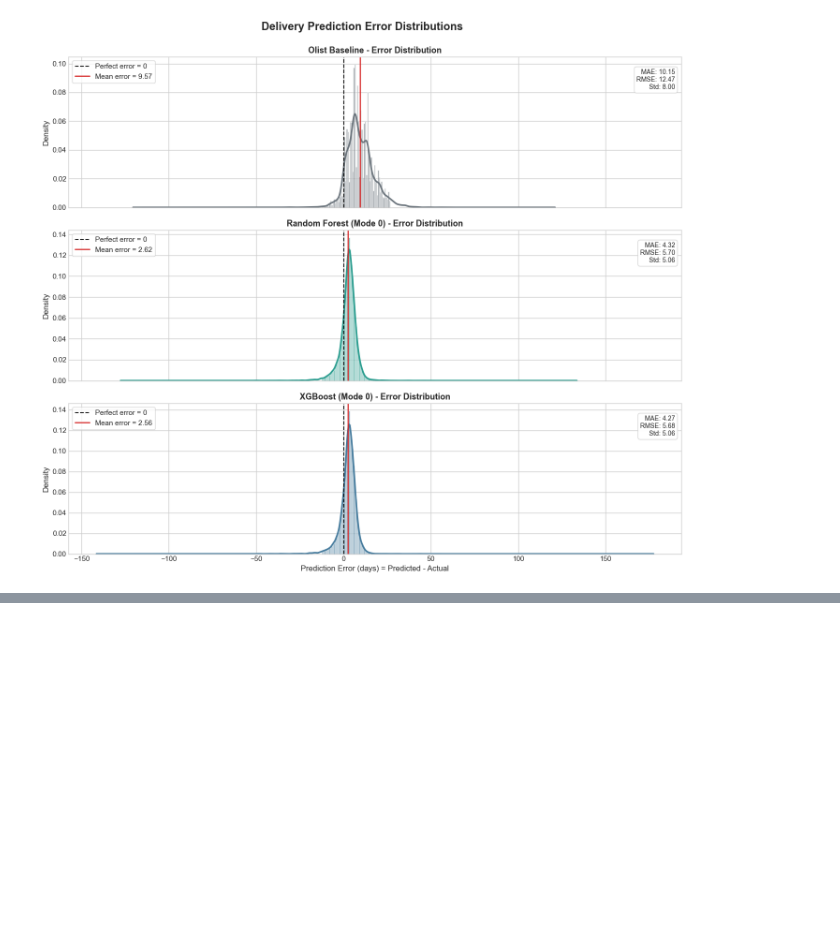
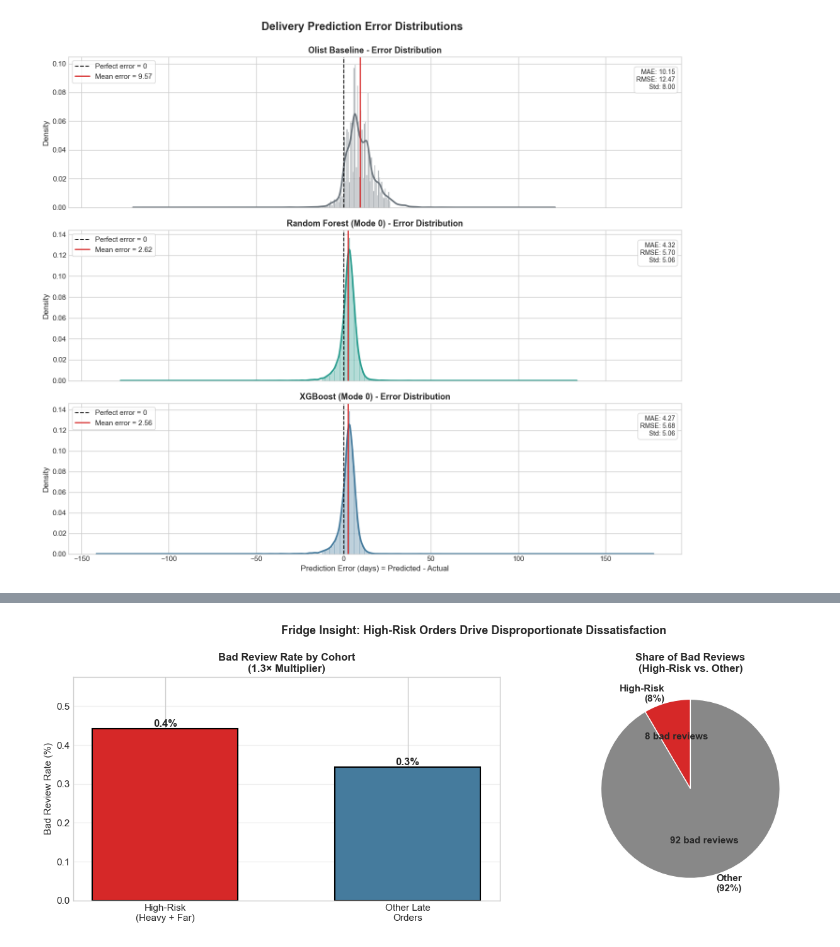
Before and after one commit to Devyansh99/AMLB, a Jupyter notebook: brazil_ecommerce/notebooks/something/final_project.ipynb, the cells around one changed output, grey strips where cells are left out. Drawn from its saved outputs; the diff is of its cells as text; code cells hidden in the pictures; blank space fills up the shorter version.

```diff
--- a/brazil_ecommerce/notebooks/something/final_project.ipynb
+++ b/brazil_ecommerce/notebooks/something/final_project.ipynb
@@ -862,0 +1138,79 @@ plt.show()
+# %%
+# D. The Fridge Insight — Formally Quantified
+# Define high-risk cohort: weight > 75th percentile AND distance > 75th percentile
+
+weight_75 = test_late['product_weight_g'].quantile(0.75)
+distance_75 = test_late['distance_km'].quantile(0.75)
+
+test_late_fridge = test_late.copy()
+test_late_fridge['is_high_risk'] = (
+    (test_late_fridge['product_weight_g'] > weight_75) &
+    (test_late_fridge['distance_km'] > distance_75)
+).astype(int)
+
+high_risk_mask = test_late_fridge['is_high_risk'] == 1
+other_late_mask = test_late_fridge['is_high_risk'] == 0
+
+# Bad review rate (review_score <= 2)
+high_risk_bad_rate = (test_late_fridge[high_risk_mask]['review_score'] <= 2).mean()
+other_late_bad_rate = (test_late_fridge[other_late_mask]['review_score'] <= 2).mean()
+
+# Compute multiplier
+if other_late_bad_rate > 0:
+    multiplier = high_risk_bad_rate / other_late_bad_rate
+else:
+    multiplier = np.inf
+
+# Count of bad reviews
+high_risk_n = high_risk_mask.sum()
+high_risk_bad_n = (test_late_fridge[high_risk_mask]['review_score'] <= 2).sum()
+total_late_n = len(test_late_fridge)
+total_bad_n = (test_late_fridge['review_score'] <= 2).sum()
+high_risk_bad_pct_of_all = (high_risk_bad_n / total_bad_n * 100) if total_bad_n > 0 else 0
+
+print("=" * 90)
+print("FRIDGE INSIGHT: HIGH-RISK (HEAVY + FAR) LATE ORDERS")
+print("=" * 90)
+print(f"\nDefinition: weight > {weight_75:.0f}g (75th %-ile) AND distance > {distance_75:.0f}km (75th %-ile)")
+print(f"\nHigh-risk cohort size:        {high_risk_n:5d} orders ({high_risk_n/total_late_n*100:.1f}% of all late orders)")
+print(f"Other late orders:           {other_late_mask.sum():5d} orders ({other_late_mask.sum()/total_late_n*100:.1f}% of all late orders)")
+
+print(f"\nBad-review rate (high-risk): {high_risk_bad_rate:.1%} ({high_risk_bad_n} bad reviews)")
+print(f"Bad-review rate (other):     {other_late_bad_rate:.1%} ({(test_late_fridge[other_late_mask]['review_score'] <= 2).sum()} bad reviews)")
+print(f"\n*** MULTIPLIER: High-risk orders have {multiplier:.1f}× higher bad-review rate ***")
+
+print(f"\nBad reviews in high-risk:    {high_risk_bad_n:3d} ({high_risk_bad_pct_of_all:.1f}% of ALL {total_bad_n} bad reviews)")
+print(f"High-risk is {high_risk_n/total_late_n*100:.1f}% of late orders but generates {high_risk_bad_pct_of_all:.1f}% of bad reviews")
+
+print("\n" + "=" * 90)
+print("RECOMMENDATION: Flag high-risk late orders (heavy + far) for priority voucher allocation.")
+print("Concentrate Olist's appeasement budget where it has maximum impact.")
+print("=" * 90)
+
+# Visualization
+fig, (ax1, ax2) = plt.subplots(1, 2, figsize=(14, 5))
+
+# Left: Bad-review rate comparison
+categories = ['High-Risk\n(Heavy + Far)', 'Other Late\nOrders']
+rates = [high_risk_bad_rate, other_late_bad_rate]
+colors = ['#d62828', '#457b9d']
+bars = ax1.bar(categories, rates, color=colors, edgecolor='black', linewidth=1.5, width=0.6)
+ax1.bar_label(bars, fmt='%.1f%%', fontsize=12, fontweight='bold')
+ax1.set_ylabel('Bad Review Rate (%)', fontsize=11)
+ax1.set_title(f'Bad Review Rate by Cohort\n({multiplier:.1f}× Multiplier)', fontweight='bold', fontsize=12)
+ax1.set_ylim([0, max(rates) * 1.3])
+ax1.grid(axis='y', alpha=0.3)
+
+# Right: Contribution to total bad reviews
+labels = [f'High-Risk\n({high_risk_bad_pct_of_all:.0f}%)', f'Other\n({100-high_risk_bad_pct_of_all:.0f}%)']
+sizes = [high_risk_bad_n, total_bad_n - high_risk_bad_n]
+colors_pie = ['#d62828', '#888888']
+ax2.pie(sizes, labels=labels, autopct='%1.0f bad reviews', colors=colors_pie, startangle=90,
+        textprops={'fontsize': 11, 'fontweight': 'bold'})
+ax2.set_title('Share of Bad Reviews\n(High-Risk vs. Other)', fontweight='bold', fontsize=12)
+
+plt.suptitle('Fridge Insight: High-Risk Orders Drive Disproportionate Dissatisfaction',
+             fontsize=13, fontweight='bold')
+plt.tight_layout()
+plt.show()
+# %% [output]
@@ -862,0 +1234 @@ plt.show()
+[figure, added]
```
Also changed, not shown: parts of 16 cells of this notebook.
